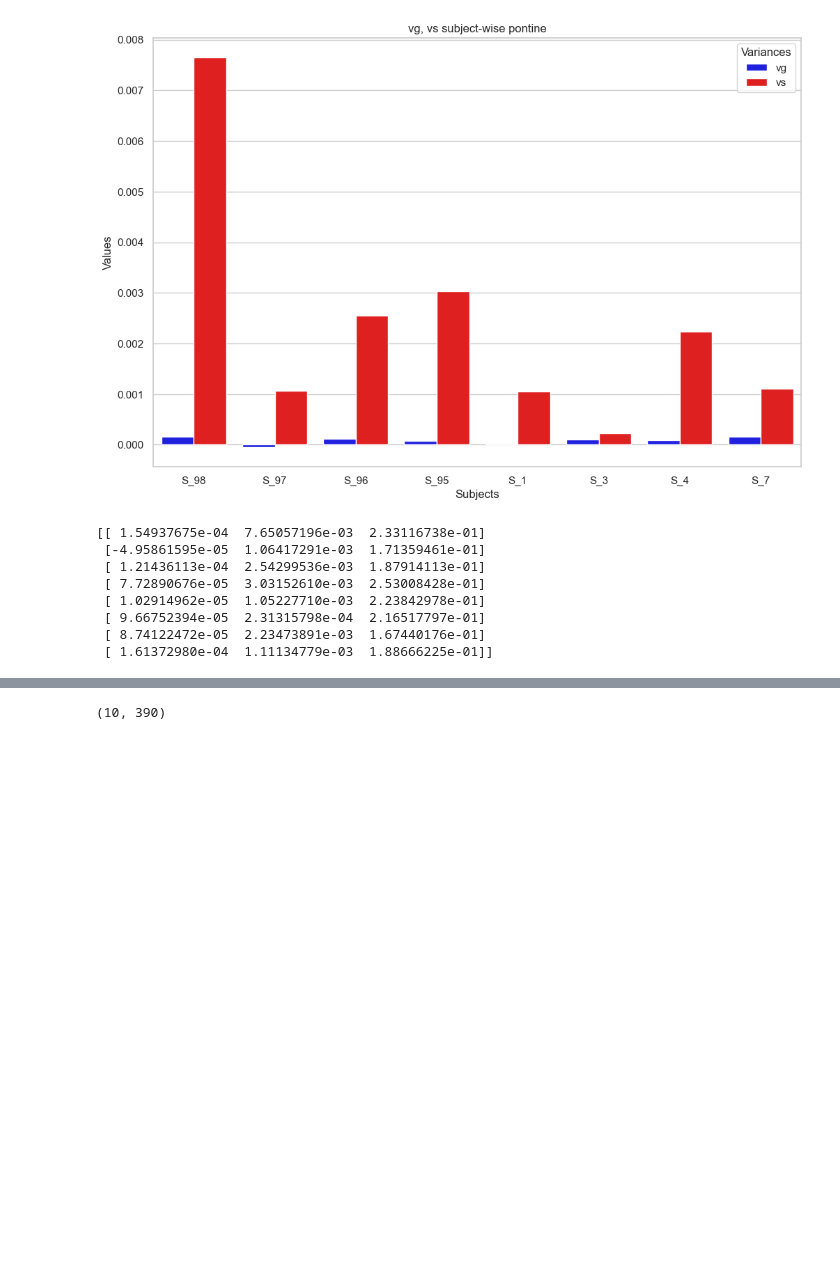
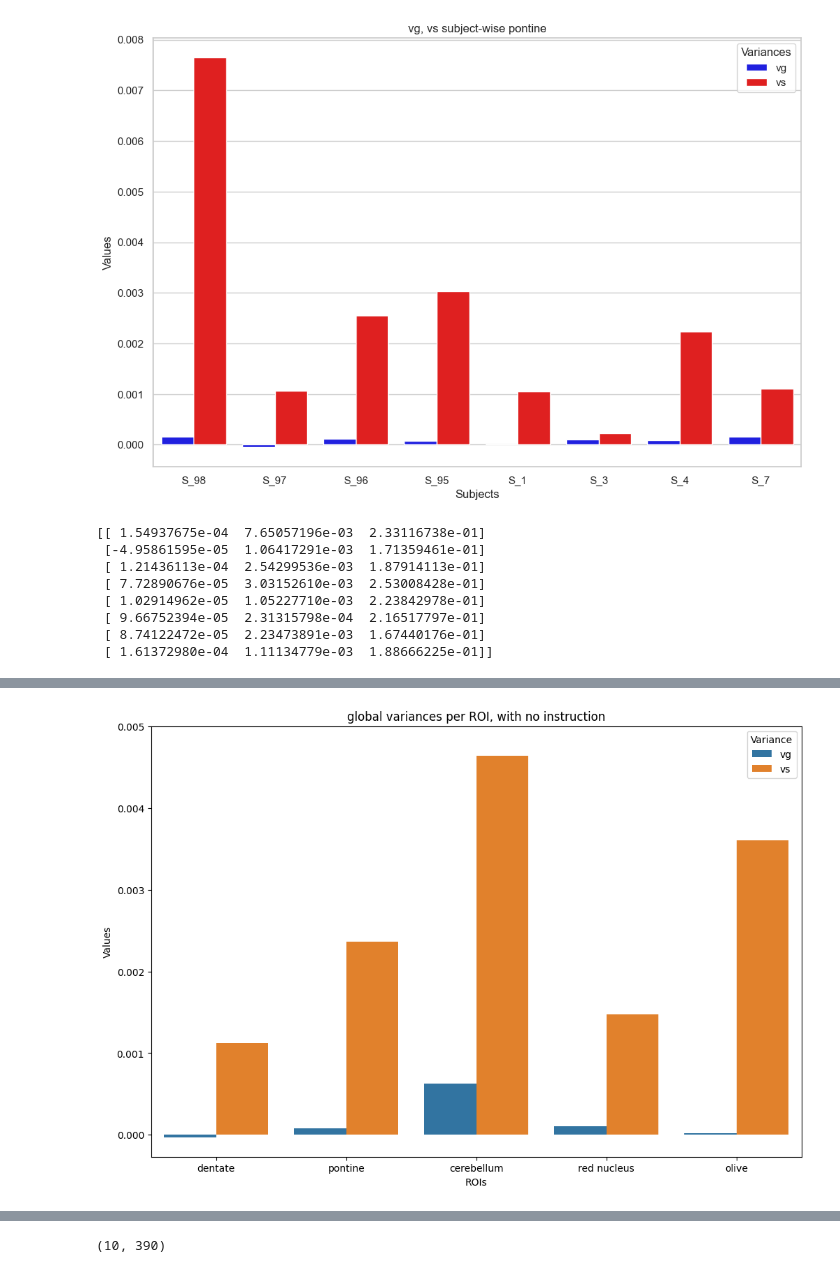
Before and after one commit to DiedrichsenLab/Pontine7T, a Jupyter notebook: notebooks/plots_decomp_var.ipynb, the cells around one changed output, grey strips where cells are left out. Drawn from its saved outputs; the diff is of its cells as text; code cells hidden in the pictures; blank space fills up the shorter version.

Commit message:
made plots

```diff
--- a/notebooks/plots_decomp_var.ipynb
+++ b/notebooks/plots_decomp_var.ipynb
@@ -279,7 +342,19 @@ print(tensor_mean_subtract_o.shape)
 # %%
 # Example arrays representing variances for each subject
+variances_d_no_inst= decompose_pattern_into_group_indiv_noise(tensor_mean_subtr_with_no_inst_d, criterion='global')
+variances_p_no_inst= decompose_pattern_into_group_indiv_noise(tensor_mean_subtr_with_no_inst_p, criterion='global')
+variances_c_no_inst= decompose_pattern_into_group_indiv_noise(tensor_mean_subtr_with_no_inst_c, criterion='global')
+variances_r_no_inst= decompose_pattern_into_group_indiv_noise(tensor_mean_subtr_with_no_inst_r, criterion='global')
+variances_o_no_inst= decompose_pattern_into_group_indiv_noise(tensor_mean_subtr_with_no_inst_o, criterion='global')
+
 variances_d= decompose_pattern_into_group_indiv_noise(tensor_mean_subtract_d, criterion='global')
 variances_p= decompose_pattern_into_group_indiv_noise(tensor_mean_subtract_p, criterion='global')
 variances_c= decompose_pattern_into_group_indiv_noise(tensor_mean_subtract_c, criterion='global')
 variances_r= decompose_pattern_into_group_indiv_noise(tensor_mean_subtract_r, criterion='global')
 variances_o= decompose_pattern_into_group_indiv_noise(tensor_mean_subtract_o, criterion='global')
+
+var_diff_d = variances_d_no_inst - variances_d
+var_diff_p = variances_p_no_inst - variances_p
+var_diff_c = variances_c_no_inst - variances_c
+var_diff_r = variances_r_no_inst - variances_r
+var_diff_o = variances_o_no_inst - variances_o
@@ -381,38 +439,53 @@ print(variances_p)
  [ 8.74122472e-05  2.23473891e-03  1.67440176e-01]
  [ 1.61372980e-04  1.11134779e-03  1.88666225e-01]]
 # %%
-#Plot global variance for all rois, mean subtracted
+#plot global variances for each ROI
 
-# plot variances per roi, mean subtracted
 data = {
     'ROIs': ['dentate', 'pontine', 'cerebellum', 'red nucleus', 'olive'],
-    'vg': variances_d[:,0],
-    'vs': variances_d[:,1],
-    've': variances_d[:,2],
-    'vg': variances_p[:,0],
-    'vs': variances_p[:,1],
-    've': variances_p[:,2],
-    'vg': variances_c[:,0],
-    'vs': variances_c[:,1],
-    've': variances_c[:,2],
-    'vg': variances_r[:,0],
-    'vs': variances_r[:,1],
-    've': variances_r[:,2],
-    'vg': variances_o[:,0],
-    'vs': variances_o[:,1],
-    've': variances_o[:,2],
+    'vg_d': variances_d[:, 0],
+    'vs_d': variances_d[:, 1],
+    'vg_p': variances_p[:, 0],
+    'vs_p': variances_p[:, 1],
+    'vg_c': variances_c[:, 0],
+    'vs_c': variances_c[:, 1],
+    'vg_r': variances_r[:, 0],
+    'vs_r': variances_r[:, 1],
+    'vg_o': variances_o[:, 0],
+    'vs_o': variances_o[:, 1],
 }
 
-df = pandas.DataFrame(data)
+# check array lengths:
+print("var", variances_d)
+print(variances_p)
+print(variances_c)
+print(variances_r)
+print(variances_o)
 
-#seaborn process
-df_melted = pandas.melt(df, id_vars=['ROIs'], var_name='Variance', value_name='Value')
+print("var, no inst", variances_d_no_inst)
+print(variances_p_no_inst)
+print(variances_c_no_inst)
+print(variances_r_no_inst)
+print(variances_o_no_inst)
 
+# Reshape the data into long format
+df_long = pandas.DataFrame({
+    'ROIs': [roi for roi in data['ROIs'] for _ in range(2)],
+    'Variance': (['vg'] * len(data['vg_d']) + ['vs'] * len(data['vs_d'])) * len(data['ROIs']),
+    'Value': [value for values in [data['vg_d'], data['vs_d'],
+                                    data['vg_p'], data['vs_p'],
+                                    data['vg_c'], data['vs_c'],
+                                    data['vg_r'], data['vs_r'],
+                                    data['vg_o'], data['vs_o']] for value in values],
+})
+
+# seaborn process
 plt.figure(figsize=(12, 8))
-sns.barplot(x='ROIs', y='Value', hue='Variance', data=df_melted)
+sns.barplot(x='ROIs', y='Value', hue='Variance', data=df_long)
 plt.xlabel('ROIs')
-plt.ylabel('vg values')
-plt.title('subject-wise vg per roi')
+plt.ylabel('Values')
+plt.title('global variances per ROI, with no instruction')
 plt.legend(title='Variance', loc='upper right')
+plt.ylim(top=0.005)
 plt.show()
 # %% [output]
@@ -419,0 +502 @@ ValueError: All arrays must be of the same length
+[figure, added]
```
Also changed, not shown: parts of 15 cells of this notebook, 1 other file.
